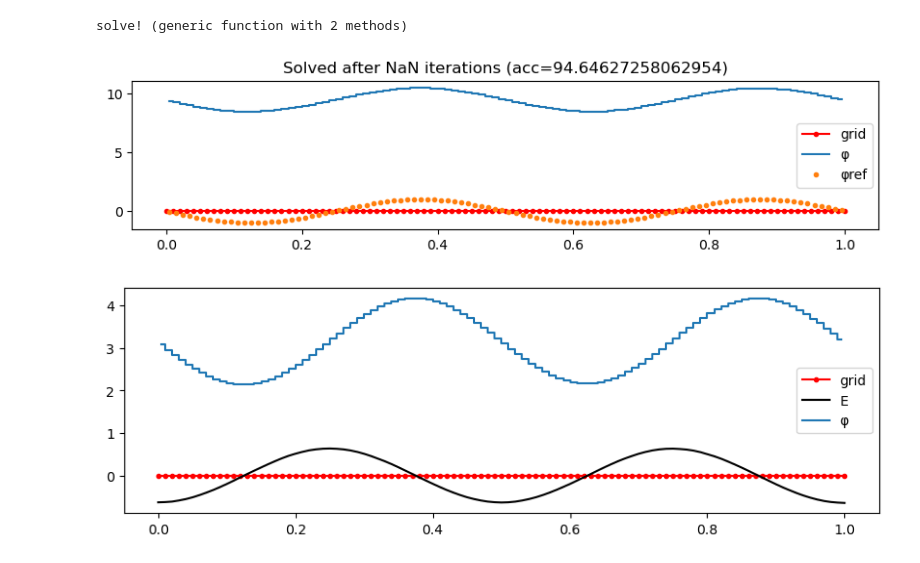
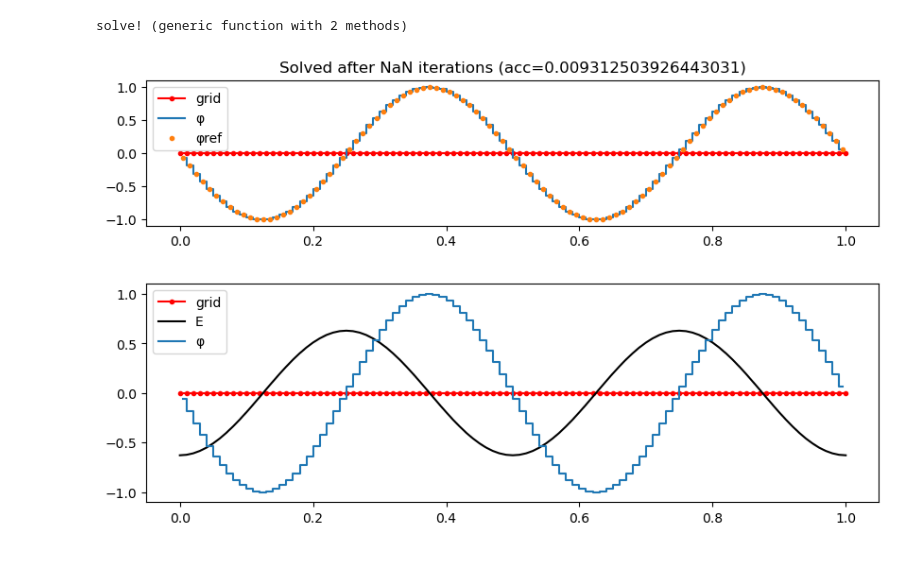
Before and after one commit to bchaber/pole, a Jupyter notebook: PoissonEquation.ipynb, the cells around one changed output. Drawn from its saved outputs; the diff is of its cells as text; code cells hidden in the pictures.

Commit message:
Rework applying boundary conditions by filling the corresponding row with zeros

```diff
--- a/PoissonEquation.ipynb
+++ b/PoissonEquation.ipynb
@@ -90,22 +90,22 @@ f(x) = (2π * 2)^2 * sin(2π * 2x)
 ρ = f.(xc)
 nothing
 # %%
-ps.bcs[:left]  = dbc
+ps.bcs[:left]  = bc
 ps.bcs[:right] = bc
 apply!(ps, ps.bcs[:left],  :left)
 apply!(ps, ps.bcs[:right], :right)
 
 it = solve!(ps, -ρ)
 φ  = solution(ps)
-#φ.-= mean(φ) # substract mean value when both boundary conditions are periodic
+φ.-= mean(φ) # substract mean value when both boundary conditions are periodic
 figure(figsize=(10, 2))
 title("Solved after $it iterations (acc=$(norm(φ - φref)))")
 plot(xf, zero(xf), "r.-")
 step(xc, φ, where="mid")
 plot(xc, φref, ".")
 legend(["grid", "φ", "φref"]);
 # %% [output]
-[figure, old version]
+[figure, new version]
 # %%
 ∇ = gradient(ps)
 E = ∇(φ)
@@ -115,4 +115,4 @@ plot(xf, 0.05E, "k-")
 step(xc, φ, where="mid")
 legend(["grid", "E", "φ"]);
 # %% [output]
-[figure, old version]
+[figure, new version]
```
Also changed, not shown: 1 other file.
